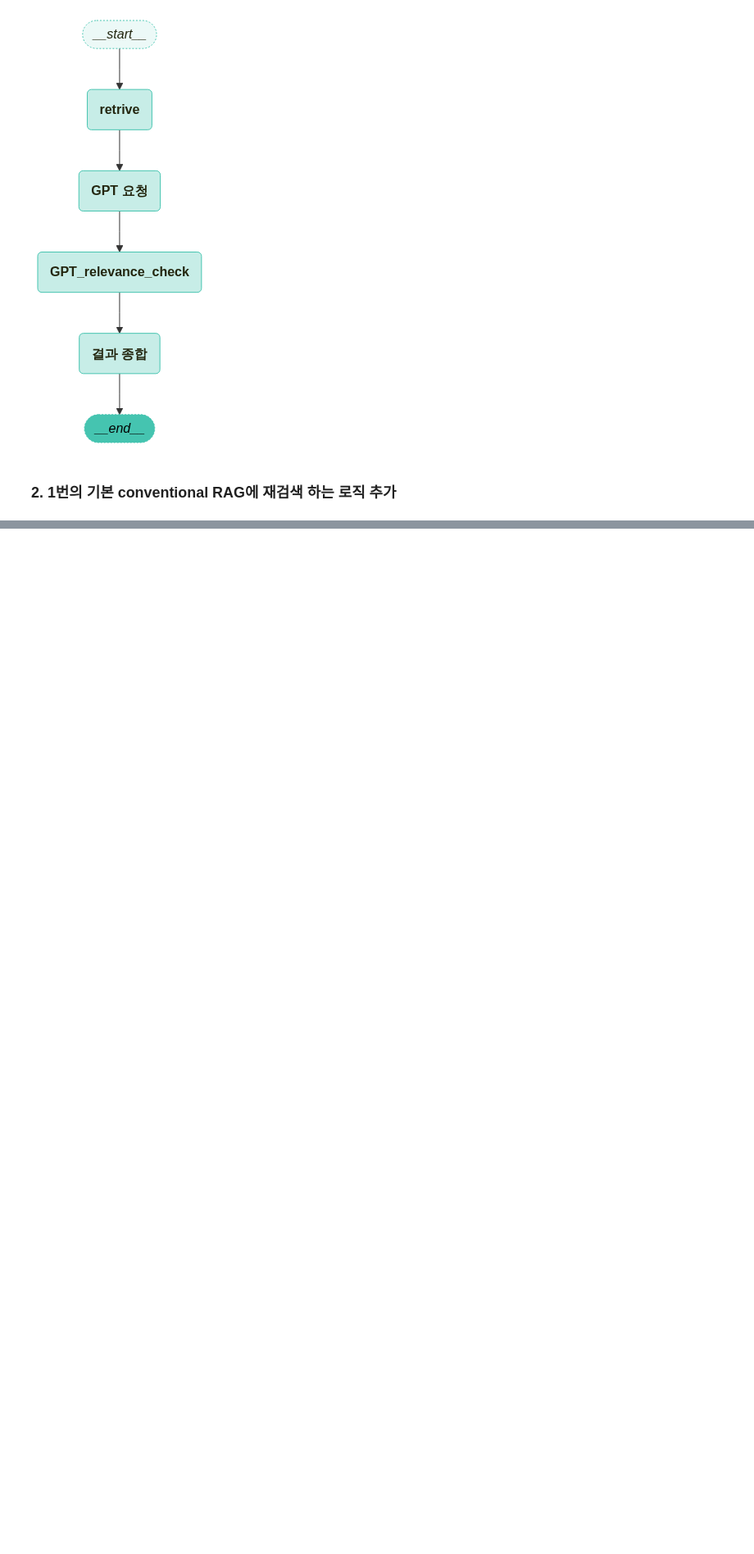
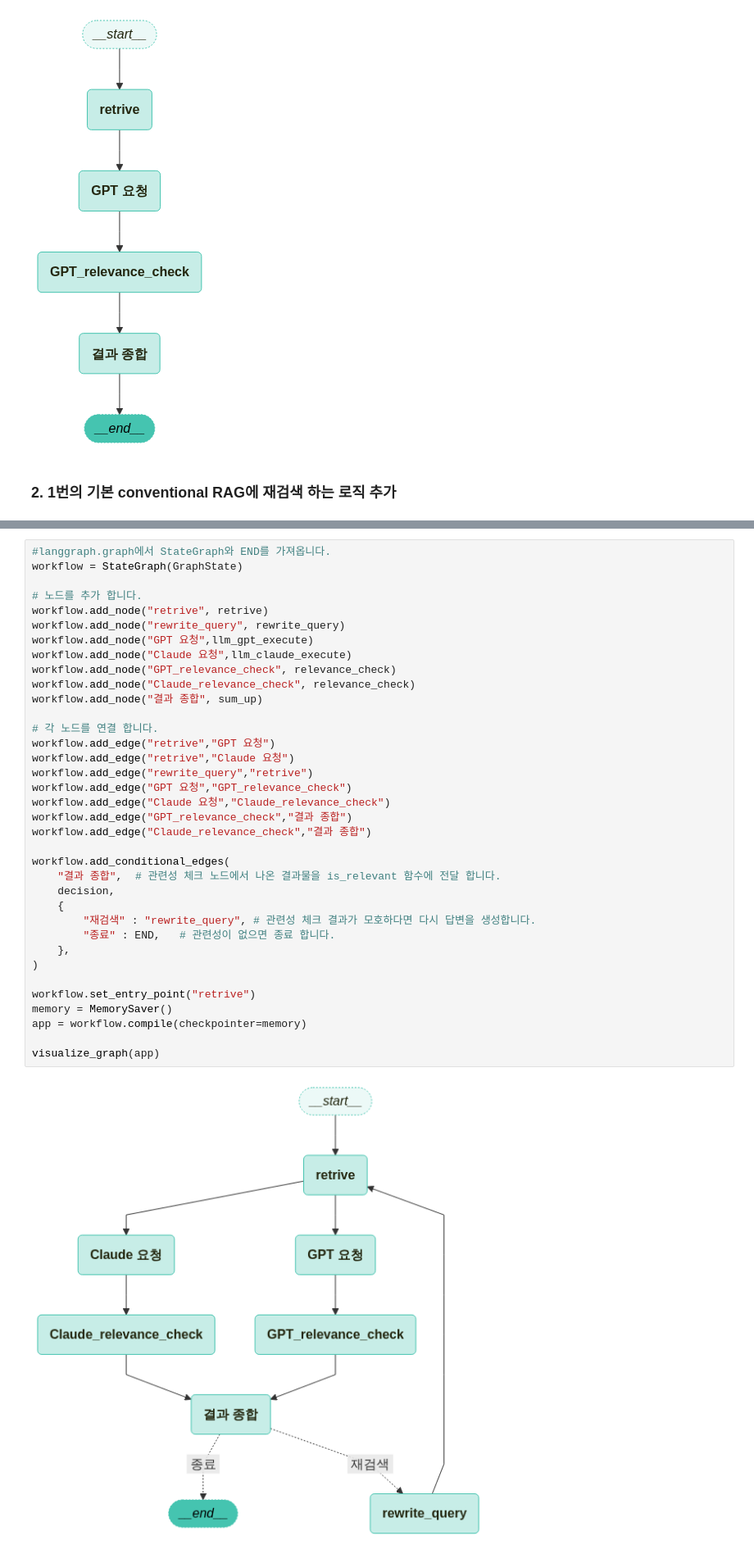
Before and after one commit to kim-bo-saeng/personal_project, a Jupyter notebook: langchain_study/LangGraph_study.ipynb, the cells around one changed output, grey strips where cells are left out. Shown at 82% size. Saved outputs shown, nothing was run; the diff lists cells and outputs as text; blank space fills up the shorter version.

```diff
--- a/langchain_study/LangGraph_study.ipynb
+++ b/langchain_study/LangGraph_study.ipynb
@@ -194,0 +198,38 @@ visualize_graph(app)
+# %%
+#langgraph.graph에서 StateGraph와 END를 가져옵니다.
+workflow = StateGraph(GraphState)
+
+# 노드를 추가 합니다.
+workflow.add_node("retrive", retrive)
+workflow.add_node("rewrite_query", rewrite_query)
+workflow.add_node("GPT 요청",llm_gpt_execute)
+workflow.add_node("Claude 요청",llm_claude_execute)
+workflow.add_node("GPT_relevance_check", relevance_check)
+workflow.add_node("Claude_relevance_check", relevance_check)
+workflow.add_node("결과 종합", sum_up)
+
+# 각 노드를 연결 합니다.
+workflow.add_edge("retrive","GPT 요청")
+workflow.add_edge("retrive","Claude 요청")
+workflow.add_edge("rewrite_query","retrive")
+workflow.add_edge("GPT 요청","GPT_relevance_check")
+workflow.add_edge("Claude 요청","Claude_relevance_check")
+workflow.add_edge("GPT_relevance_check","결과 종합")
+workflow.add_edge("Claude_relevance_check","결과 종합")
+
+workflow.add_conditional_edges(
+    "결과 종합",  # 관련성 체크 노드에서 나온 결과물을 is_relevant 함수에 전달 합니다.
+    decision,
+    {
+        "재검색" : "rewrite_query", # 관련성 체크 결과가 모호하다면 다시 답변을 생성합니다.
+        "종료" : END,   # 관련성이 없으면 종료 합니다.
+    },
+)
+
+workflow.set_entry_point("retrive")
+memory = MemorySaver()
+app = workflow.compile(checkpointer=memory)
+
+visualize_graph(app)
+# %% [output]
+[figure, added]
```
Also changed, not shown: parts of 12 cells of this notebook.
